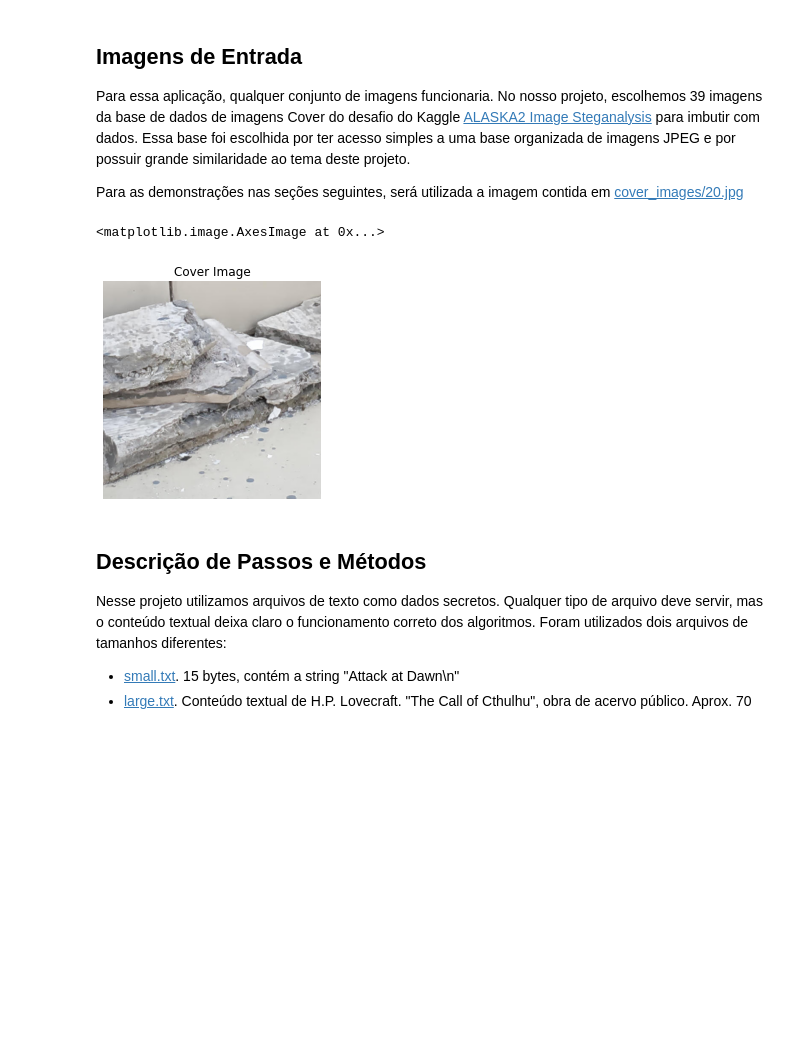
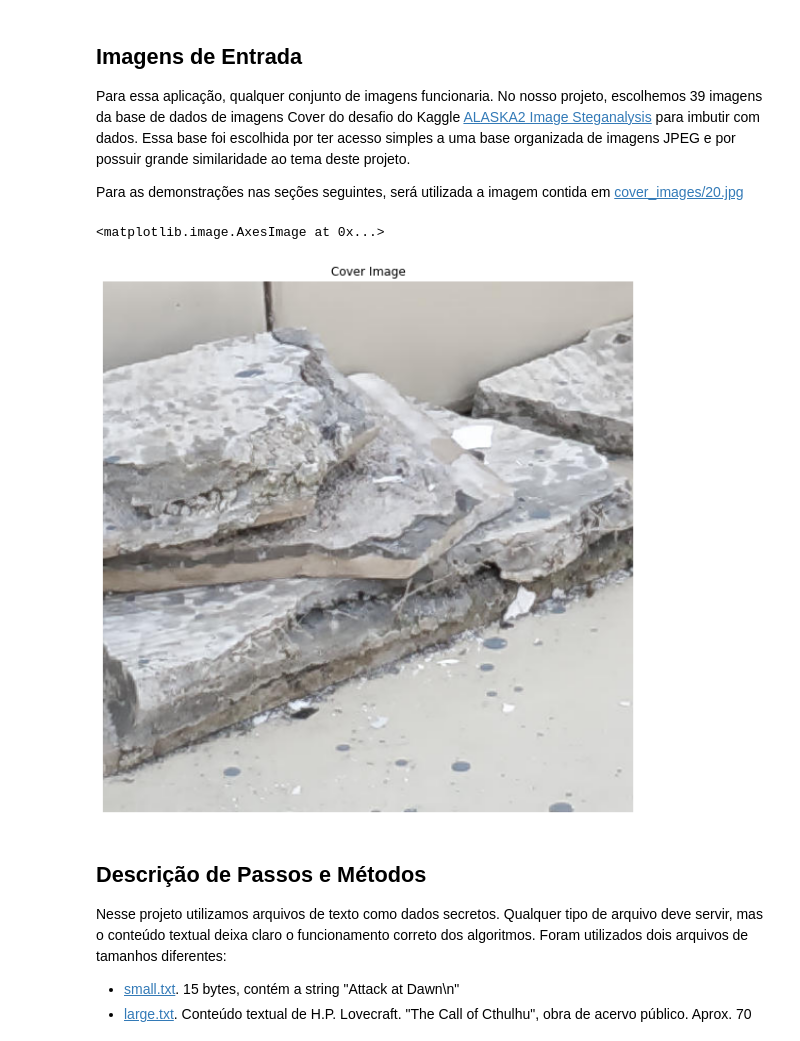
Before and after one commit to eduardo550/SCC0251-FinalProject, a Jupyter notebook: Final report.ipynb, the cells around one changed output. Saved outputs shown, nothing was run; the diff lists cells and outputs as text; code cells hidden in the pictures; blank space fills up the shorter version.

```diff
--- a/Final report.ipynb
+++ b/Final report.ipynb
@@ -13,15 +13,16 @@ Para as demonstrações nas seções seguintes, será utilizada a imagem contida
 # %%
 import imageio as io
 import matplotlib.pyplot as plt
 
 cover_image = io.imread("cover_images/20.jpg")
 
+plt.rcParams['figure.figsize'] = [15, 10]
 plt.title("Cover Image")
 plt.axis("off")
 plt.imshow(cover_image)
 # %% [output]
 <matplotlib.image.AxesImage at 0x...>
-[figure, old version]
+[figure, new version]
 # %% [markdown]
 ## Descrição de Passos e Métodos
 
```
Also changed, not shown: parts of 7 cells of this notebook, 2 other files.
